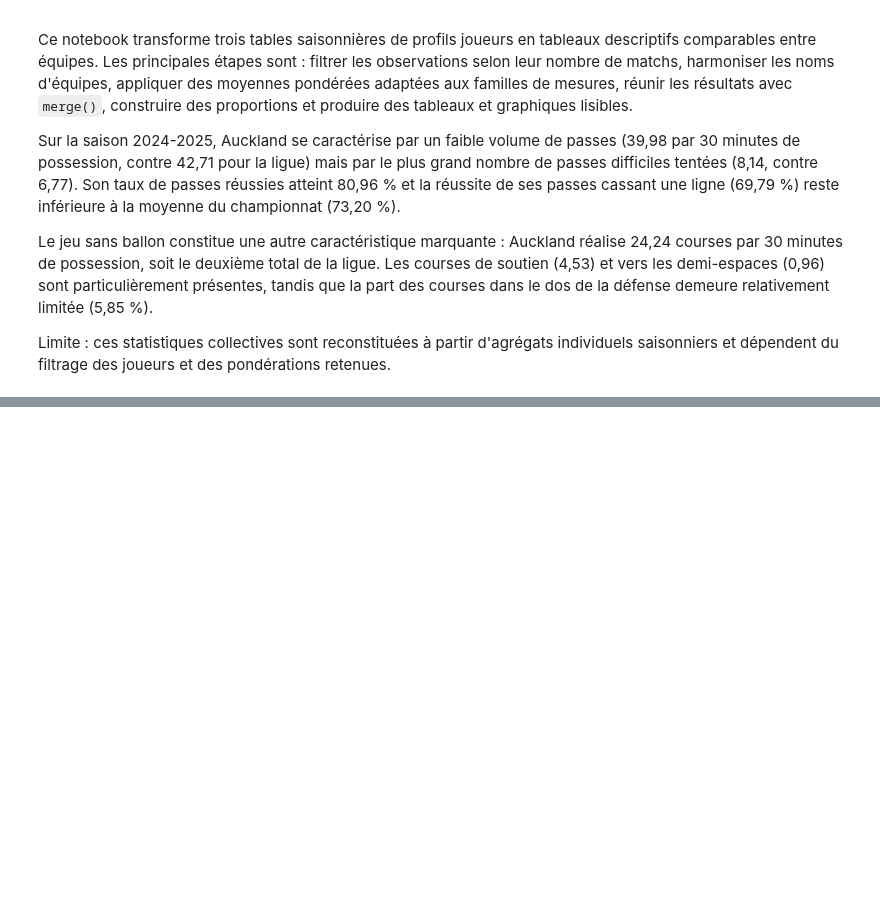
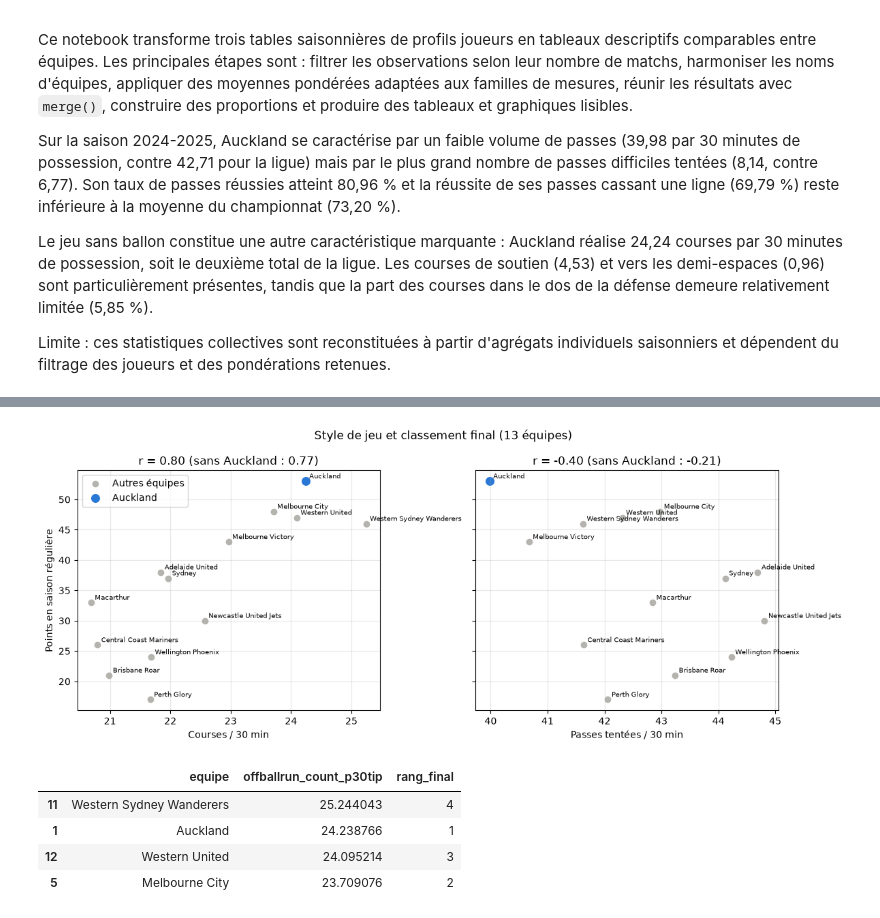
Before and after one commit to lfaivre1/PythonDS_foot, a Jupyter notebook: Notebooks/01_exploration_donnees.ipynb, the cells around one changed output, grey strips where cells are left out. Cells and saved outputs as stored; diff of their text form; code cells hidden in the pictures; blank space fills up the shorter version.

Commit message:
Ajout du classement Wikipédia et comparaison avec les autres équipes

```diff
--- a/Notebooks/01_exploration_donnees.ipynb
+++ b/Notebooks/01_exploration_donnees.ipynb
@@ -611,0 +650,9 @@ Limite : ces statistiques collectives sont reconstituées à partir d'agrégats
+# %%
+indicateurs = ['pass_count_attempted_p30tip', 'part_passes_difficiles', 'pass_count_dangerous_attempted_p30tip',
+               'offballrun_count_p30tip', 'part_courses_dos_defense', 'offballrun_avgdistance', 'hsr_distance_full_all']
+sans_auckland = equipes_classement[equipes_classement['equipe'] != 'Auckland']
+correlations = pd.DataFrame({
+    'corrélation avec les points': equipes_classement[indicateurs].corrwith(equipes_classement['points']),
+    'sans Auckland': sans_auckland[indicateurs].corrwith(sans_auckland['points'])
+})
+correlations.rename(index=noms_variables).round(2)
@@ -611,0 +668,31 @@ Limite : ces statistiques collectives sont reconstituées à partir d'agrégats
+# %%
+auckland = equipes_classement[equipes_classement['equipe'] == 'Auckland']
+fig, axes = plt.subplots(1, 2, figsize=(12, 4.8), sharey=True)
+for ax, variable in zip(axes, ['offballrun_count_p30tip', 'pass_count_attempted_p30tip']):
+    ax.scatter(sans_auckland[variable], sans_auckland['points'], color='#b5b3ad', label='Autres équipes')
+    ax.scatter(auckland[variable], auckland['points'], color='#2a78d6', s=70, label='Auckland')
+    for _, ligne in equipes_classement.iterrows():
+        ax.annotate(ligne['equipe'], (ligne[variable], ligne['points']), xytext=(4, 3),
+                    textcoords='offset points', fontsize=7)
+    r = correlations.loc[variable, 'corrélation avec les points']
+    r_sans = correlations.loc[variable, 'sans Auckland']
+    ax.set_title(f'r = {r:.2f} (sans Auckland : {r_sans:.2f})')
+    ax.set_xlabel(noms_variables[variable])
+    ax.grid(alpha=0.3)
+axes[0].set_ylabel('Points en saison régulière')
+axes[0].legend()
+fig.suptitle('Style de jeu et classement final (13 équipes)')
+plt.tight_layout()
+dossier_images = Path('images') if Path('images').exists() else Path('../images')
+plt.savefig(dossier_images / 'style_et_points.png', dpi=120, bbox_inches='tight')
+plt.show()
+
+#les quatre équipes qui font le plus de courses sans ballon
+equipes_classement.nlargest(4, 'offballrun_count_p30tip')[['equipe', 'offballrun_count_p30tip', 'rang_final']]
+# %% [output]
+[figure, added]
+|  | equipe | offballrun_count_p30tip | rang_final |
+| 11 | Western Sydney Wanderers | 25.244043 | 4 |
+| 1 | Auckland | 24.238766 | 1 |
+| 12 | Western United | 24.095214 | 3 |
+| 5 | Melbourne City | 23.709076 | 2 |
```
Also changed, not shown: parts of 4 cells of this notebook, 9 other files.
